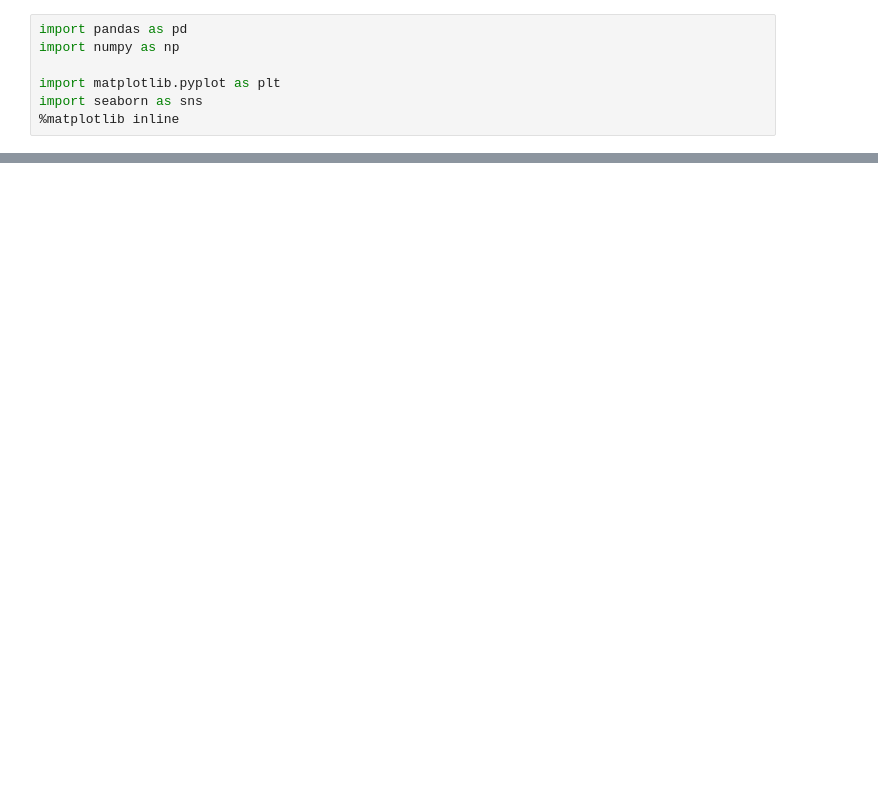
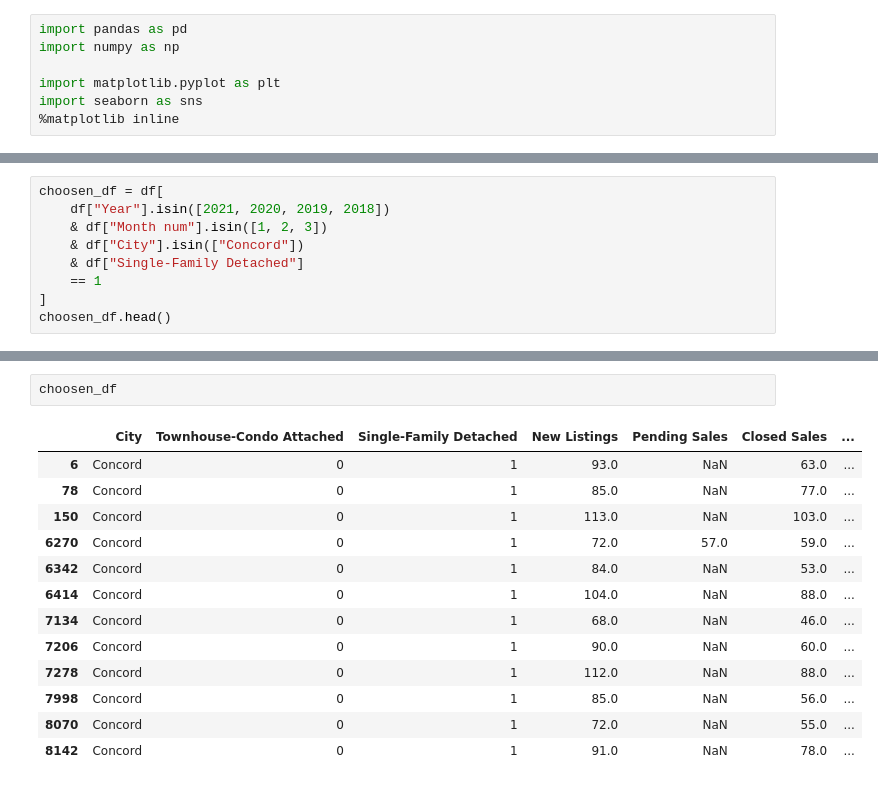
Before and after one commit to zaveta/Housing-Market-Dashboard-using-Streamlit, a Jupyter notebook: Data_Analys.ipynb, the cells around one changed output, grey strips where cells are left out. Cells and saved outputs as stored; diff of their text form; blank space fills up the shorter version.

```diff
--- a/Data_Analys.ipynb
+++ b/Data_Analys.ipynb
@@ -93,0 +80,9 @@ Index(['City', 'Townhouse-Condo Attached', 'Single-Family Detached',
+# %%
+choosen_df = df[
+    df["Year"].isin([2021, 2020, 2019, 2018])
+    & df["Month num"].isin([1, 2, 3])
+    & df["City"].isin(["Concord"])
+    & df["Single-Family Detached"]
+    == 1
+]
+choosen_df.head()
@@ -93,0 +235,16 @@ Index(['City', 'Townhouse-Condo Attached', 'Single-Family Detached',
+# %%
+choosen_df
+# %% [output]
+|  | City | Townhouse-Condo Attached | Single-Family Detached | New Listings | Pending Sales | Closed Sales | ... |
+| 6 | Concord | 0 | 1 | 93.0 | NaN | 63.0 | ... |
+| 78 | Concord | 0 | 1 | 85.0 | NaN | 77.0 | ... |
+| 150 | Concord | 0 | 1 | 113.0 | NaN | 103.0 | ... |
+| 6270 | Concord | 0 | 1 | 72.0 | 57.0 | 59.0 | ... |
+| 6342 | Concord | 0 | 1 | 84.0 | NaN | 53.0 | ... |
+| 6414 | Concord | 0 | 1 | 104.0 | NaN | 88.0 | ... |
+| 7134 | Concord | 0 | 1 | 68.0 | NaN | 46.0 | ... |
+| 7206 | Concord | 0 | 1 | 90.0 | NaN | 60.0 | ... |
+| 7278 | Concord | 0 | 1 | 112.0 | NaN | 88.0 | ... |
+| 7998 | Concord | 0 | 1 | 85.0 | NaN | 56.0 | ... |
+| 8070 | Concord | 0 | 1 | 72.0 | NaN | 55.0 | ... |
+| 8142 | Concord | 0 | 1 | 91.0 | NaN | 78.0 | ... |
```
Also changed, not shown: parts of 17 cells of this notebook, 4 other files.
